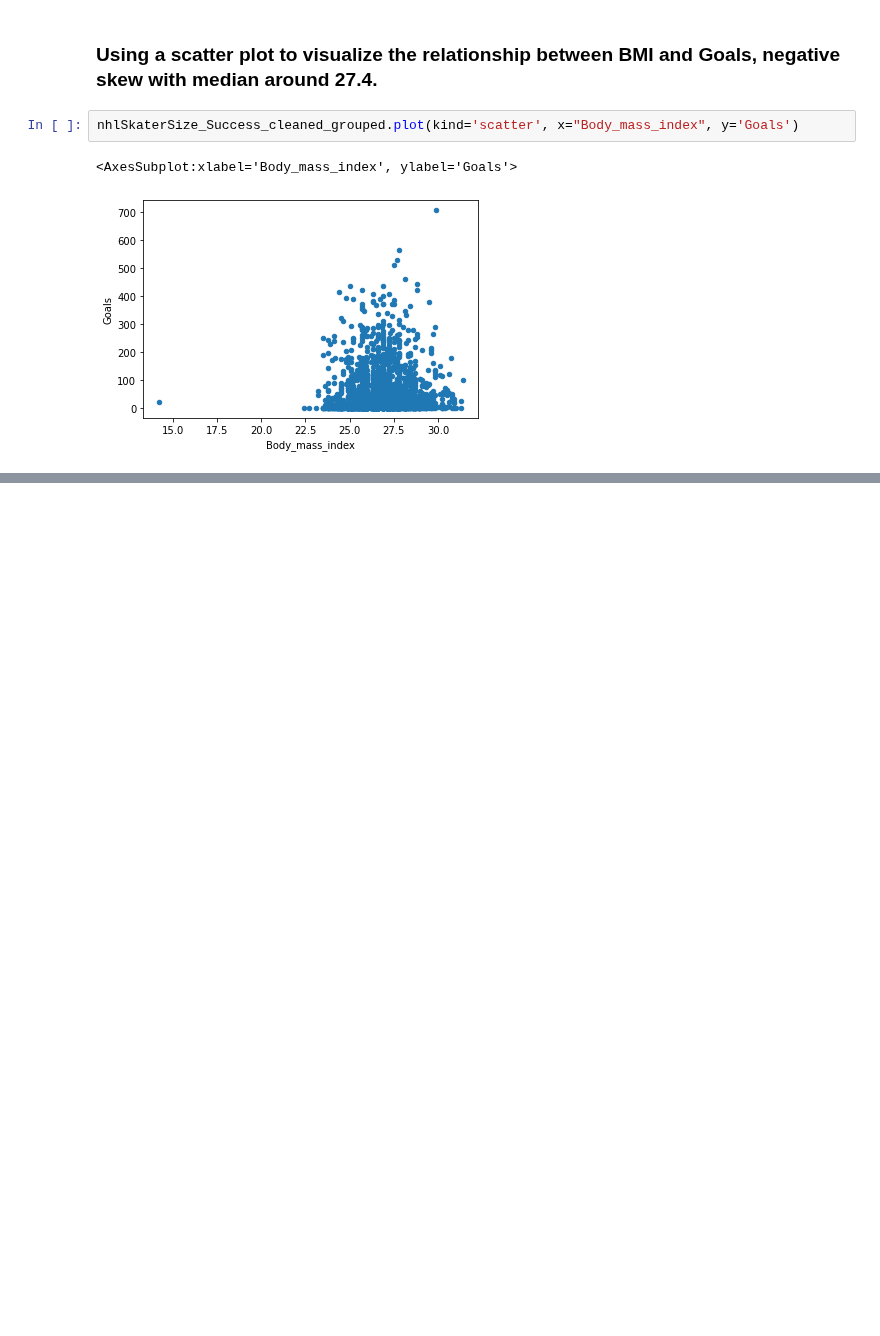
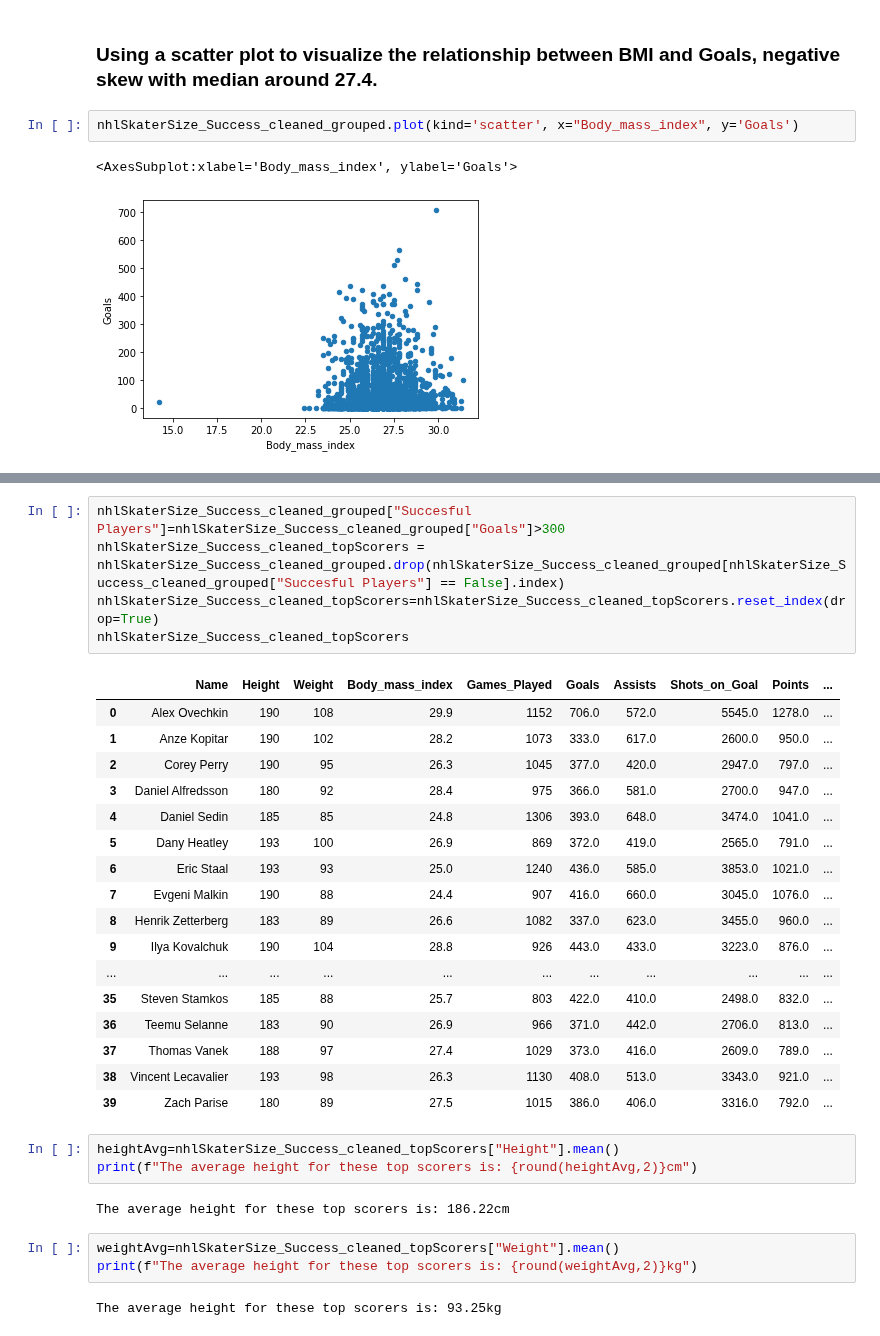
Before and after one commit to data301-2021-winter1/project-group38-project, a Jupyter notebook: notebooks/analysis1.ipynb, the cells around one changed output, grey strips where cells are left out. Cells and saved outputs as stored; diff of their text form; blank space fills up the shorter version.

```diff
--- a/notebooks/analysis1.ipynb
+++ b/notebooks/analysis1.ipynb
@@ -141,0 +147,33 @@ nhlSkaterSize_Success_cleaned_grouped.plot(kind='scatter', x="Body_mass_index",
+# %%
+nhlSkaterSize_Success_cleaned_grouped["Succesful Players"]=nhlSkaterSize_Success_cleaned_grouped["Goals"]>300
+nhlSkaterSize_Success_cleaned_topScorers = nhlSkaterSize_Success_cleaned_grouped.drop(nhlSkaterSize_Success_cleaned_grouped[nhlSkaterSize_Success_cleaned_grouped["Succesful Players"] == False].index)
+nhlSkaterSize_Success_cleaned_topScorers=nhlSkaterSize_Success_cleaned_topScorers.reset_index(drop=True)
+nhlSkaterSize_Success_cleaned_topScorers
+# %% [output]
+|  | Name | Height | Weight | Body_mass_index | Games_Played | Goals | Assists | Shots_on_Goal | Points | ... |
+| 0 | Alex Ovechkin | 190 | 108 | 29.9 | 1152 | 706.0 | 572.0 | 5545.0 | 1278.0 | ... |
+| 1 | Anze Kopitar | 190 | 102 | 28.2 | 1073 | 333.0 | 617.0 | 2600.0 | 950.0 | ... |
+| 2 | Corey Perry | 190 | 95 | 26.3 | 1045 | 377.0 | 420.0 | 2947.0 | 797.0 | ... |
+| 3 | Daniel Alfredsson | 180 | 92 | 28.4 | 975 | 366.0 | 581.0 | 2700.0 | 947.0 | ... |
+| 4 | Daniel Sedin | 185 | 85 | 24.8 | 1306 | 393.0 | 648.0 | 3474.0 | 1041.0 | ... |
+| 5 | Dany Heatley | 193 | 100 | 26.9 | 869 | 372.0 | 419.0 | 2565.0 | 791.0 | ... |
+| 6 | Eric Staal | 193 | 93 | 25.0 | 1240 | 436.0 | 585.0 | 3853.0 | 1021.0 | ... |
+| 7 | Evgeni Malkin | 190 | 88 | 24.4 | 907 | 416.0 | 660.0 | 3045.0 | 1076.0 | ... |
+| 8 | Henrik Zetterberg | 183 | 89 | 26.6 | 1082 | 337.0 | 623.0 | 3455.0 | 960.0 | ... |
+| 9 | Ilya Kovalchuk | 190 | 104 | 28.8 | 926 | 443.0 | 433.0 | 3223.0 | 876.0 | ... |
+| ... | ... | ... | ... | ... | ... | ... | ... | ... | ... | ... |
+| 35 | Steven Stamkos | 185 | 88 | 25.7 | 803 | 422.0 | 410.0 | 2498.0 | 832.0 | ... |
+| 36 | Teemu Selanne | 183 | 90 | 26.9 | 966 | 371.0 | 442.0 | 2706.0 | 813.0 | ... |
+| 37 | Thomas Vanek | 188 | 97 | 27.4 | 1029 | 373.0 | 416.0 | 2609.0 | 789.0 | ... |
+| 38 | Vincent Lecavalier | 193 | 98 | 26.3 | 1130 | 408.0 | 513.0 | 3343.0 | 921.0 | ... |
+| 39 | Zach Parise | 180 | 89 | 27.5 | 1015 | 386.0 | 406.0 | 3316.0 | 792.0 | ... |
+# %%
+heightAvg=nhlSkaterSize_Success_cleaned_topScorers["Height"].mean()
+print(f"The average height for these top scorers is: {round(heightAvg,2)}cm")
+# %% [output]
+The average height for these top scorers is: 186.22cm
+# %%
+weightAvg=nhlSkaterSize_Success_cleaned_topScorers["Weight"].mean()
+print(f"The average height for these top scorers is: {round(weightAvg,2)}kg")
+# %% [output]
+The average height for these top scorers is: 93.25kg
```
Also changed, not shown: parts of 4 cells of this notebook.
